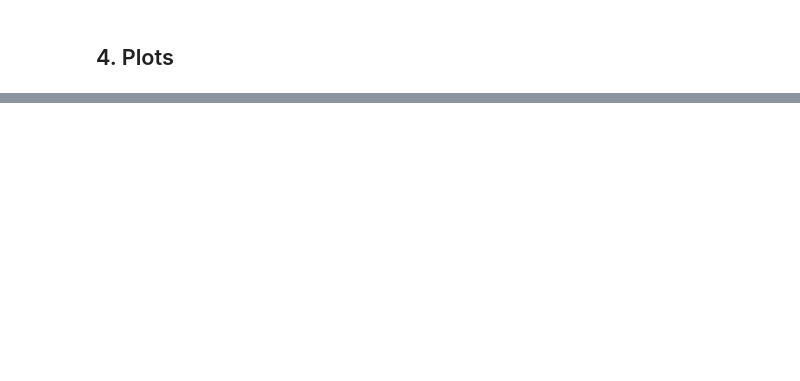
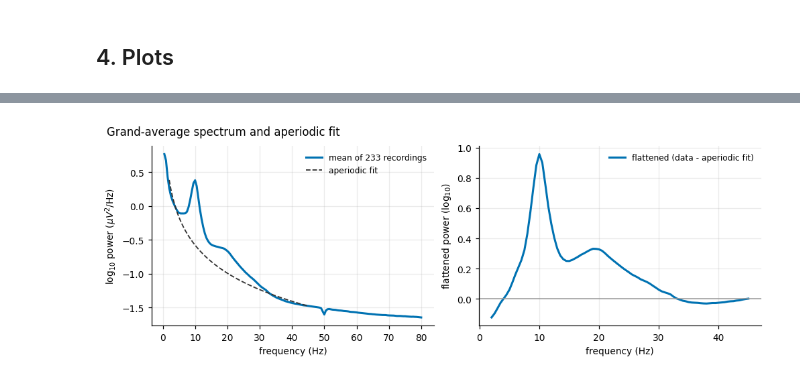
Before and after one commit to Linus-Ha08/APOP_Glu, a Jupyter notebook: APOP_Glu_Specparam.ipynb, the cells around one changed output, grey strips where cells are left out. Drawn from its saved outputs; the diff is of its cells as text; code cells hidden in the pictures; blank space fills up the shorter version.

Commit message:
updated params parameterisation

```diff
--- a/APOP_Glu_Specparam.ipynb
+++ b/APOP_Glu_Specparam.ipynb
@@ -52,8 +52,8 @@ rng = np.random.default_rng(0)
 Everything that can be changed lives here.
 # %%
 # 0.1 Paths (on the machine that runs the preprocessing)
-PREPROC_ROOT = Path(r"D:\Linus\APOP_Glu\preprocessed_BIDS")
-OUT_ROOT     = Path(r"D:\Linus\APOP_Glu\parameterised_BIDS")
+PREPROC_ROOT = Path(r"D:\Linus\APOP_Glu\preprocessed2_BIDS")
+OUT_ROOT     = Path(r"D:\Linus\APOP_Glu\parameterised2_BIDS")
 COND_FILE    = Path("APOP_Glu_Conditions.csv")          # next to this notebook
 CSV_NAME     = "APOP_Glu_specparam_results.csv"         # written into OUT_ROOT
 PREPROC_LOG  = PREPROC_ROOT / "APOP_Glu_preprocessing_log.csv"   # merged in part b
@@ -63,11 +63,11 @@ WIN_SEC            = 2.0            # Hann window length -> 0.5 Hz resolution
 OVERLAP            = 0.5            # 50 %
 PSD_FMIN, PSD_FMAX = 0.5, 80.0      # stored range = the preprocessing passband
 DROP_CHANNELS      = ["EOG_L", "EOG_R"]
-EPOCH_REJECT_UV    = None           # e.g. 150 -> drop 2 s windows exceeding +-150 uV
+EPOCH_REJECT_UV    = 150            # -> drop 2 s windows exceeding +-150 uV
 MIN_FILE_AGE_S     = 60             # ignore .set files written in the last minute
 
 # 0.3 SpecParam parameters
-FIT_RANGE = (1.0, 45.0)             # below 50 Hz line noise; 1 Hz sits just above the 0.5 Hz highpass
+FIT_RANGE = (2.0, 45.0)             # below 50 Hz line noise; 1 Hz is affected by 0.5 Hz highpass
 SPECPARAM = dict(
     peak_width_limits = [1.0, 12.0],   # lower >= 2x freq resolution; specparam default upper is 12
     max_n_peaks       = 6,
@@ -87,7 +87,7 @@ LOW_EDGE_HZ = 2.0                   # model residual over FIT_RANGE[0]..this = h
 BANDS = {"Delta": (FIT_RANGE[0], 4.0), "Theta": (4.0, 8.0), "Alpha": (8.0, 13.0),
          "Beta": (13.0, 30.0), "Gamma": (30.0, FIT_RANGE[1])}
 
-# 0.6 Plotting (Okabe-Ito, colour-blind safe)
+# 0.6 Plotting
 DRUG_ORDER  = ["Placebo", "Perampanel", "Dextromethorphan", "Nimodipine"]
 DRUG_COLORS = {"Placebo": "#0072B2", "Perampanel": "#D55E00",
                "Dextromethorphan": "#009E73", "Nimodipine": "#E69F00"}
@@ -387,20 +456,27 @@ if CLEAN_COLS:
 # %% [markdown]
 ## 3. Flags
 # %%
+pd.set_option("display.max_colwidth", None)   # else the channel list is truncated with "..."
+
+BASE = ["Filename", "Drug", "PrePost", "EyeState"]
 checks = {
-    f"global R2 < {R2_FLAG}":            qc.R_Squared < R2_FLAG,
-    f">= 1 channel R2 < {R2_FLAG}":      qc.N_Ch_R2_Below > 0,
-    f"< {MIN_WINDOWS} windows":          qc.N_Windows < MIN_WINDOWS,
-    "> 25 % of windows dropped":         qc.Pct_Windows_Kept < 75,
-    "exponent varies > 0.5 across ch":   (qc.Max_Exponent_Ch - qc.Min_Exponent_Ch) > 0.5,
-    "split-half exponent differs > 0.2": qc.Exponent_SplitDiff > 0.2,
-    f"residual {LINE_FREQ:.0f} Hz > 3 dB": qc.Line50_dB > 3,
-    "flattened 30-45 Hz > 0.1":          qc.EMG_Flat_30_45 > 0.1,
+    f"global R2 < {R2_FLAG}":              (qc.R_Squared < R2_FLAG,
+                                            ["R_Squared", "Error_MAE"]),
+    f">= 1 channel R2 < {R2_FLAG}":        (qc.N_Ch_R2_Below > 0,
+                                            ["N_Ch_R2_Below", "Min_R2_Ch", "Ch_R2_Below"]),
+    f"< {MIN_WINDOWS} windows":            (qc.N_Windows < MIN_WINDOWS,
+                                            ["N_Windows", "Duration_s"]),
+    "> 25 % of windows dropped":           (qc.Pct_Windows_Kept < 75,
+                                            ["N_Windows", "N_Windows_Possible", "Pct_Windows_Kept"]),
+    "exponent varies > 0.5 across ch":     ((qc.Max_Exponent_Ch - qc.Min_Exponent_Ch) > 0.5,
+                                            ["Min_Exponent_Ch", "Max_Exponent_Ch", "SD_Exponent_Ch"]),
+    "split-half exponent differs > 0.2":   (qc.Exponent_SplitDiff > 0.2,
+                                            ["Exponent_H1", "Exponent_H2", "Exponent_SplitDiff"]),
+    f"residual {LINE_FREQ:.0f} Hz > 3 dB": (qc.Line50_dB > 3, ["Line50_dB"]),
+    "flattened 30-45 Hz > 0.1":            (qc.EMG_Flat_30_45 > 0.1, ["EMG_Flat_30_45"]),
 }
-SHOW = ["Filename", "Drug", "PrePost", "EyeState", "N_Windows", "Pct_Windows_Kept",
-        "R_Squared", "Exponent", "Exponent_SplitDiff", "Line50_dB", "EMG_Flat_30_45"]
-for label, m in checks.items():
+for label, (m, extra) in checks.items():
     m = m.fillna(False)
     print(f"{int(m.sum()):3d}  {label}")
     if m.any():
-        display(qc.loc[m, SHOW].round(3))
+        display(qc.loc[m, BASE + extra].round(3))
@@ -498,17 +659,19 @@ plt.show()
 # %%
 # grand average: spectrum + aperiodic fit, and the flattened spectrum
 idx = np.arange(len(mats))
 fig, ax = plt.subplots(1, 2, figsize=(9, 3.2), constrained_layout=True)
 ax[0].plot(freqs, logpsd[idx].mean(0), color="#0072B2", lw=2, label=f"mean of {len(idx)} recordings")
 ax[0].plot(ffit, ap[idx].mean(0), color="#333333", lw=1.2, ls="--", label="aperiodic fit")
-ax[0].set(xscale="log", xlabel="frequency (Hz)", ylabel="log$_{10}$ power ($\\mu V^2$/Hz)")
+ax[0].set(xscale="linear", xlabel="frequency (Hz)", ylabel="log$_{10}$ power ($\\mu V^2$/Hz)")
 ax[1].plot(ffit, flat[idx].mean(0), color="#0072B2", lw=2, label="flattened (data - aperiodic fit)")
 ax[1].axhline(0, color="#999999", lw=1)
 ax[1].set(xlabel="frequency (Hz)", ylabel="flattened power (log$_{10}$)")
 for a in ax:
     a.legend(frameon=False, fontsize=8)
 fig.suptitle("Grand-average spectrum and aperiodic fit", ha="left", x=0.01)
 plt.show()
+# %% [output]
+[figure, added]
 # %%
 # per condition: mean spectrum (colour) with its aperiodic fit (grey), pre solid / post dashed
 fig, ax = plt.subplots(2, len(drugs), figsize=(2.7 * len(drugs), 5.4), squeeze=False,
```
Also changed, not shown: parts of 12 cells of this notebook, 3 other files.
